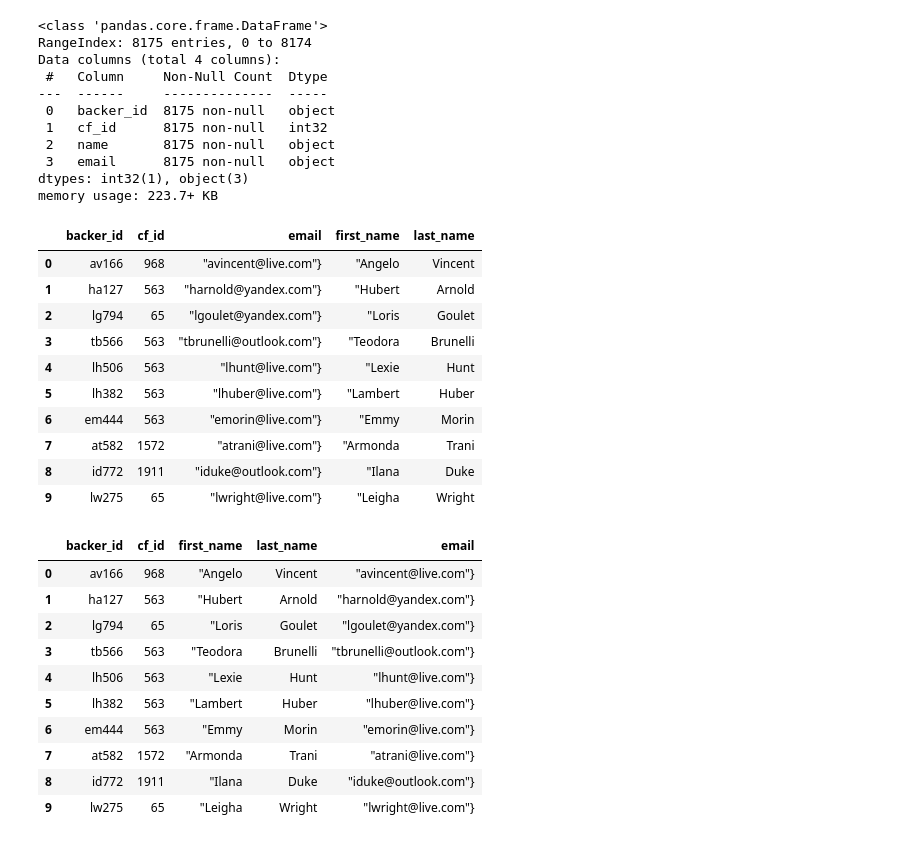
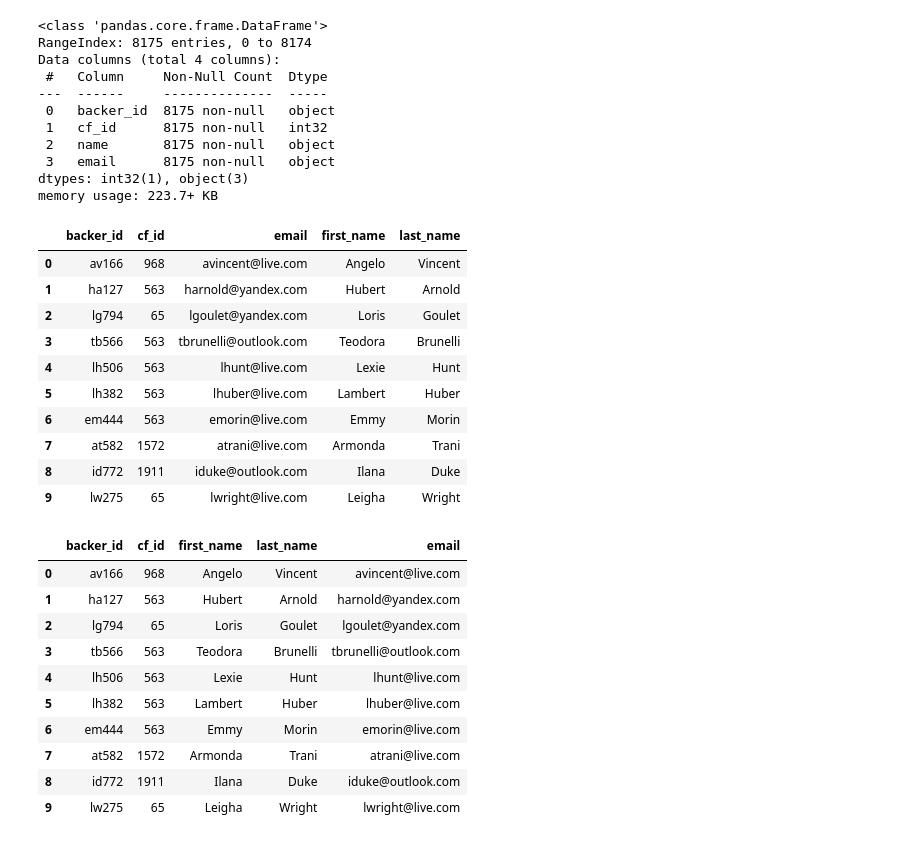
Before and after one commit to WoyramA/Crowdfunding-ETL, a Jupyter notebook: Extract-Transform_starter_code_final.ipynb, the cells around one changed output. Drawn from its saved outputs; the diff is of its cells as text; code cells hidden in the pictures.

```diff
--- a/Extract-Transform_starter_code_final.ipynb
+++ b/Extract-Transform_starter_code_final.ipynb
@@ -187,7 +187,7 @@ dtypes: object(4)
 memory usage: 255.6+ KB
 # %%
 # Convert cf_id to an integer if necessary.
-new_backers_df[["cf_id"]] = new_backers_df[["cf_id"]].astype(int)
-new_backers_df.head()
+backers_df[["cf_id"]] = backers_df[["cf_id"]].astype(int)
+backers_df.head()
 # %% [output]
 |  | backer_id | cf_id | name | email |
@@ -213,39 +213,39 @@ dtypes: int32(1), object(3)
 memory usage: 223.7+ KB
 # %%
 # Split the "name" column into "first_name" and "last_name" columns.
-new_backers_df[["first_name","last_name"]] = new_backers_df["name"].str.split(' ', n=1, expand=True)
+backers_df[["first_name","last_name"]] = backers_df["name"].str.split(' ', n=1, expand=True)
 # %%
 #  Drop the name column
-new_backers_df_clean = new_backers_df.drop(['name'], axis=1)
-new_backers_df_clean.head(10)
+backers_df_clean = backers_df.drop(['name'], axis=1)
+backers_df_clean.head(10)
 # %% [output]
 |  | backer_id | cf_id | email | first_name | last_name |
-| 0 | av166 | 968 | "avincent@live.com"} | "Angelo | Vincent |
-| 1 | ha127 | 563 | "harnold@yandex.com"} | "Hubert | Arnold |
-| 2 | lg794 | 65 | "lgoulet@yandex.com"} | "Loris | Goulet |
-| 3 | tb566 | 563 | "tbrunelli@outlook.com"} | "Teodora | Brunelli |
-| 4 | lh506 | 563 | "lhunt@live.com"} | "Lexie | Hunt |
-| 5 | lh382 | 563 | "lhuber@live.com"} | "Lambert | Huber |
-| 6 | em444 | 563 | "emorin@live.com"} | "Emmy | Morin |
-| 7 | at582 | 1572 | "atrani@live.com"} | "Armonda | Trani |
-| 8 | id772 | 1911 | "iduke@outlook.com"} | "Ilana | Duke |
-| 9 | lw275 | 65 | "lwright@live.com"} | "Leigha | Wright |
+| 0 | av166 | 968 | avincent@live.com | Angelo | Vincent |
+| 1 | ha127 | 563 | harnold@yandex.com | Hubert | Arnold |
+| 2 | lg794 | 65 | lgoulet@yandex.com | Loris | Goulet |
+| 3 | tb566 | 563 | tbrunelli@outlook.com | Teodora | Brunelli |
+| 4 | lh506 | 563 | lhunt@live.com | Lexie | Hunt |
+| 5 | lh382 | 563 | lhuber@live.com | Lambert | Huber |
+| 6 | em444 | 563 | emorin@live.com | Emmy | Morin |
+| 7 | at582 | 1572 | atrani@live.com | Armonda | Trani |
+| 8 | id772 | 1911 | iduke@outlook.com | Ilana | Duke |
+| 9 | lw275 | 65 | lwright@live.com | Leigha | Wright |
 # %%
 # Reorder the columns
-new_backers_df_clean = pd.DataFrame(new_backers_df, columns=['backer_id','cf_id', 'first_name', 'last_name', 'email'])
-new_backers_df_clean.head(10)
+backers_df_clean = pd.DataFrame(backers_df, columns=['backer_id','cf_id', 'first_name', 'last_name', 'email'])
+backers_df_clean.head(10)
 # %% [output]
 |  | backer_id | cf_id | first_name | last_name | email |
-| 0 | av166 | 968 | "Angelo | Vincent | "avincent@live.com"} |
-| 1 | ha127 | 563 | "Hubert | Arnold | "harnold@yandex.com"} |
-| 2 | lg794 | 65 | "Loris | Goulet | "lgoulet@yandex.com"} |
-| 3 | tb566 | 563 | "Teodora | Brunelli | "tbrunelli@outlook.com"} |
-| 4 | lh506 | 563 | "Lexie | Hunt | "lhunt@live.com"} |
-| 5 | lh382 | 563 | "Lambert | Huber | "lhuber@live.com"} |
-| 6 | em444 | 563 | "Emmy | Morin | "emorin@live.com"} |
-| 7 | at582 | 1572 | "Armonda | Trani | "atrani@live.com"} |
-| 8 | id772 | 1911 | "Ilana | Duke | "iduke@outlook.com"} |
-| 9 | lw275 | 65 | "Leigha | Wright | "lwright@live.com"} |
+| 0 | av166 | 968 | Angelo | Vincent | avincent@live.com |
+| 1 | ha127 | 563 | Hubert | Arnold | harnold@yandex.com |
+| 2 | lg794 | 65 | Loris | Goulet | lgoulet@yandex.com |
+| 3 | tb566 | 563 | Teodora | Brunelli | tbrunelli@outlook.com |
+| 4 | lh506 | 563 | Lexie | Hunt | lhunt@live.com |
+| 5 | lh382 | 563 | Lambert | Huber | lhuber@live.com |
+| 6 | em444 | 563 | Emmy | Morin | emorin@live.com |
+| 7 | at582 | 1572 | Armonda | Trani | atrani@live.com |
+| 8 | id772 | 1911 | Ilana | Duke | iduke@outlook.com |
+| 9 | lw275 | 65 | Leigha | Wright | lwright@live.com |
 # %%
 # Export the DataFrame as a CSV file using encoding='utf8'.
 # %%
```
Also changed, not shown: parts of 4 cells of this notebook, 4 other files.
